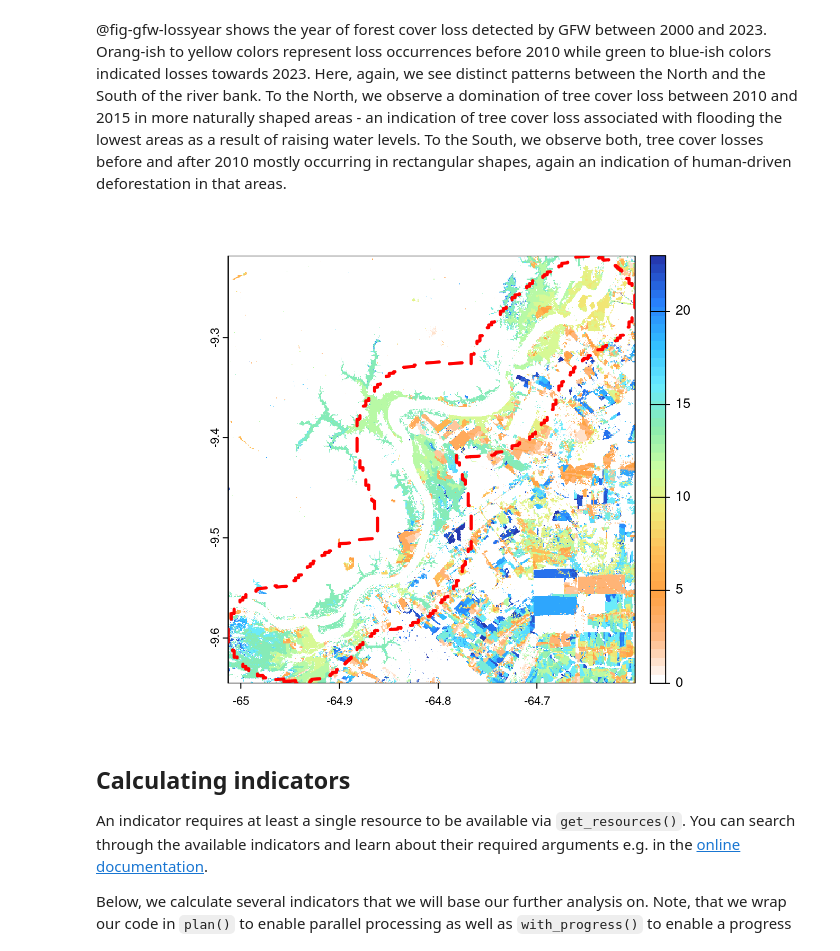
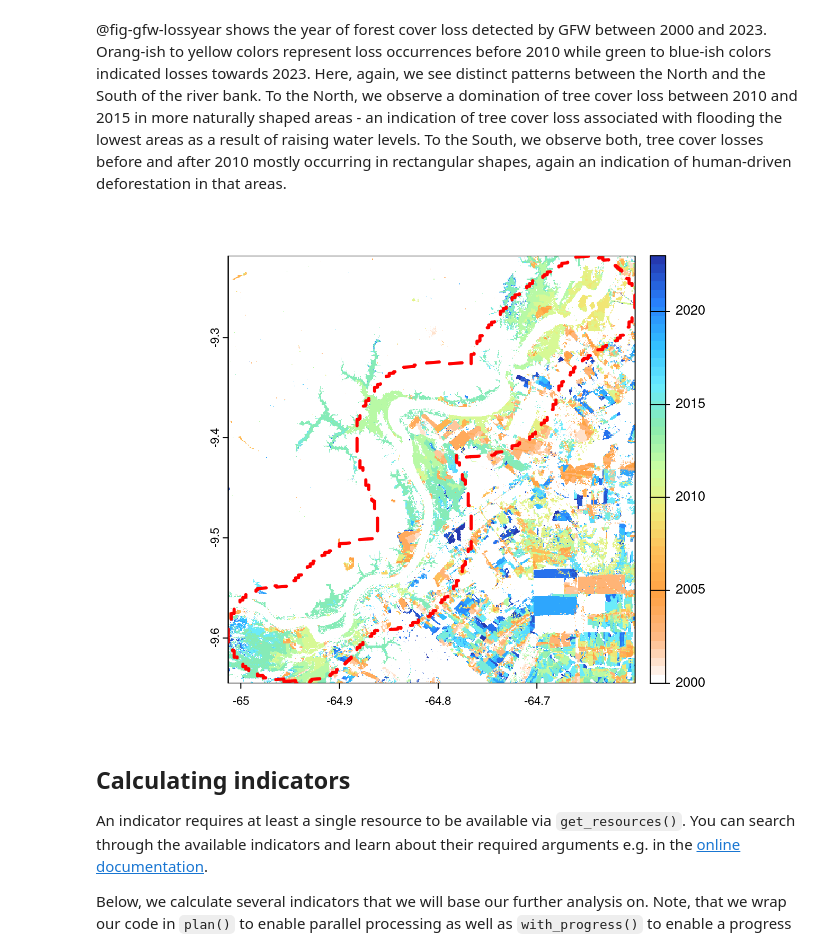
Before and after one commit to mapme-initiative/demo-madeira, a Jupyter notebook: index.embed.ipynb, the cells around one changed output. Cells and saved outputs as stored; diff of their text form; code cells hidden in the pictures.

```diff
--- a/index.embed.ipynb
+++ b/index.embed.ipynb
@@ -440,9 +440,9 @@ plot(resources$gfw_treecover + 2000, col = rev(map.pal("grass")), fun = p_aoi)
 # %% [markdown]
 @fig-gfw-lossyear shows the year of forest cover loss detected by GFW between 2000 and 2023. Orang-ish to yellow colors represent loss occurrences before 2010 while green to blue-ish colors indicated losses towards 2023. Here, again, we see distinct patterns between the North and the South of the river bank. To the North, we observe a domination of tree cover loss between 2010 and 2015 in more naturally shaped areas - an indication of tree cover loss associated with flooding the lowest areas as a result of raising water levels. To the South, we observe both, tree cover losses before and after 2010 mostly occurring in rectangular shapes, again an indication of human-driven deforestation in that areas.
 # %%
-plot(resources$gfw_lossyear, col = rev(map.pal("haxby")), fun = p_aoi)
+plot(resources$gfw_lossyear + 2000, col = rev(map.pal("haxby")), fun = p_aoi)
 # %% [output]
-[figure, old version]
+[figure, new version]
 # %% [markdown]
 ## Calculating indicators
 
```
Also changed, not shown: parts of 6 cells of this notebook, 5 other files.
